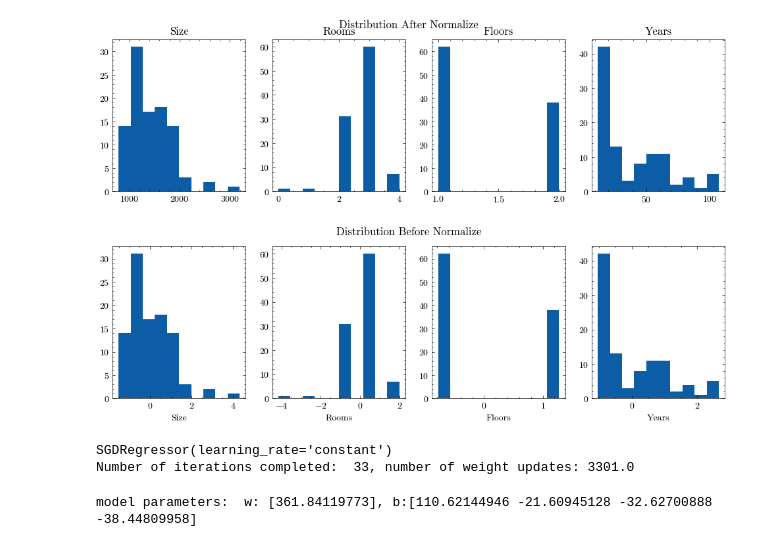
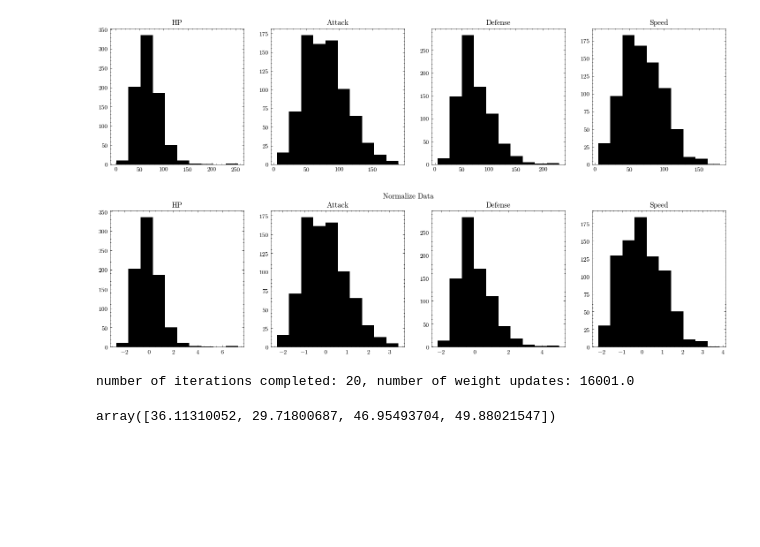
Before and after one commit to DCI-alxogm/ml2023-PotterSR, a Jupyter notebook: Sep8-9/Tarea9Sep.ipynb, the cells around one changed output. Cells and saved outputs as stored; diff of their text form; code cells hidden in the pictures; blank space fills up the shorter version.

```diff
--- a/Sep8-9/Tarea9Sep.ipynb
+++ b/Sep8-9/Tarea9Sep.ipynb
@@ -27,0 +16,2 @@ labels = ['Size', 'Rooms', 'Floors', 'Years']
+# %%
+data_frame = pd.read_csv('/content/drive/MyDrive/Data/Pokemon.csv')
@@ -27,0 +27,10 @@ labels = ['Size', 'Rooms', 'Floors', 'Years']
+# %%
+Xh = data_frame[['HP', 'Attack', 'Defense', 'Speed']]
+
+Xh = Xh.to_numpy()
+
+yh = data_frame['Total'].to_numpy()
+
+label = ['HP', 'Attack', 'Defense', 'Speed']
+
+Xh.shape
@@ -27,0 +39,6 @@ labels = ['Size', 'Rooms', 'Floors', 'Years']
+# %%
+fig, ax = plt.subplots(1, 4, figsize = (18, 4))
+
+for i in range(Xh.shape[1]):
+  ax[i].scatter(Xh[:, i], yh, color = 'black', s=10)
+  ax[i].set_title(label[i])
@@ -28,2 +47,10 @@ labels = ['Size', 'Rooms', 'Floors', 'Years']
+# %%
+fig, ax = plt.subplots(1, 4, figsize = (18, 4))
+
+for i in range(Xh.shape[1]):
+  ax[i].hist(Xh[:, i], color = 'black')
+  ax[i].set_title(label[i])
+# %% [output]
+[figure, added]
 # %%
 scaler = StandardScaler()
@@ -31,34 +59,22 @@ Xh_norm = scaler.fit_transform(Xh) #Normalizamos los datos
-# %%
-fig, ax = plt.subplots(1, 4, figsize=(12, 3))
-
-for i in range(len(ax)):
-    ax[i].hist(Xh[:, i]);
-    ax[i].set_title(labels[i]);
-fig.suptitle('Distribution After Normalize')
-plt.show()
-
-
-fig,ax=plt.subplots(1, 4, figsize=(12, 3))
-for i in range(len(ax)):
-    ax[i].hist(Xh_norm[:,i]);
-    ax[i].set_xlabel(labels[i]);
-fig.suptitle('Distribution Before Normalize')
-plt.show()
-# %% [output]
-[figure, removed]
-[figure, removed]
+# %%
+fig, ax = plt.subplots(1, 4, figsize = (18, 4))
+
+fig.suptitle('Normalize Data')
+for i in range(Xh_norm.shape[1]):
+  ax[i].hist(Xh_norm[:, i], color = 'black')
+  ax[i].set_title(label[i])
+# %% [output]
+[figure, added]
 # %%
-sgdr = SGDRegressor(max_iter = 1000, learning_rate='constant', eta0=0.01)
-sgdr.fit(Xh_norm, th)
-
-print(sgdr)
-print(f'Number of iterations completed:  {sgdr.n_iter_}, number of weight updates: {sgdr.t_}')
+sgdr = SGDRegressor(max_iter=1000, learning_rate='constant', eta0=0.01)
+sgdr.fit(Xh_norm, yh)
+print(f"number of iterations completed: {sgdr.n_iter_}, number of weight updates: {sgdr.t_}")
 # %% [output]
-SGDRegressor(learning_rate='constant')
-Number of iterations completed:  33, number of weight updates: 3301.0
+number of iterations completed: 20, number of weight updates: 16001.0
-# %%
-w0_norm = sgdr.intercept_
-w_norm = sgdr.coef_
-print(f"model parameters:  w: {w0_norm}, b:{w_norm}")
-# %% [output]
-model parameters:  w: [361.84119773], b:[110.62144946 -21.60945128 -32.62700888 -38.44809958]
+# %%
+w0 = sgdr.intercept_
+ws = sgdr.coef_
+
+ws
+# %% [output]
+array([36.11310052, 29.71800687, 46.95493704, 49.88021547])
```
Also changed, not shown: parts of 42 cells of this notebook.
